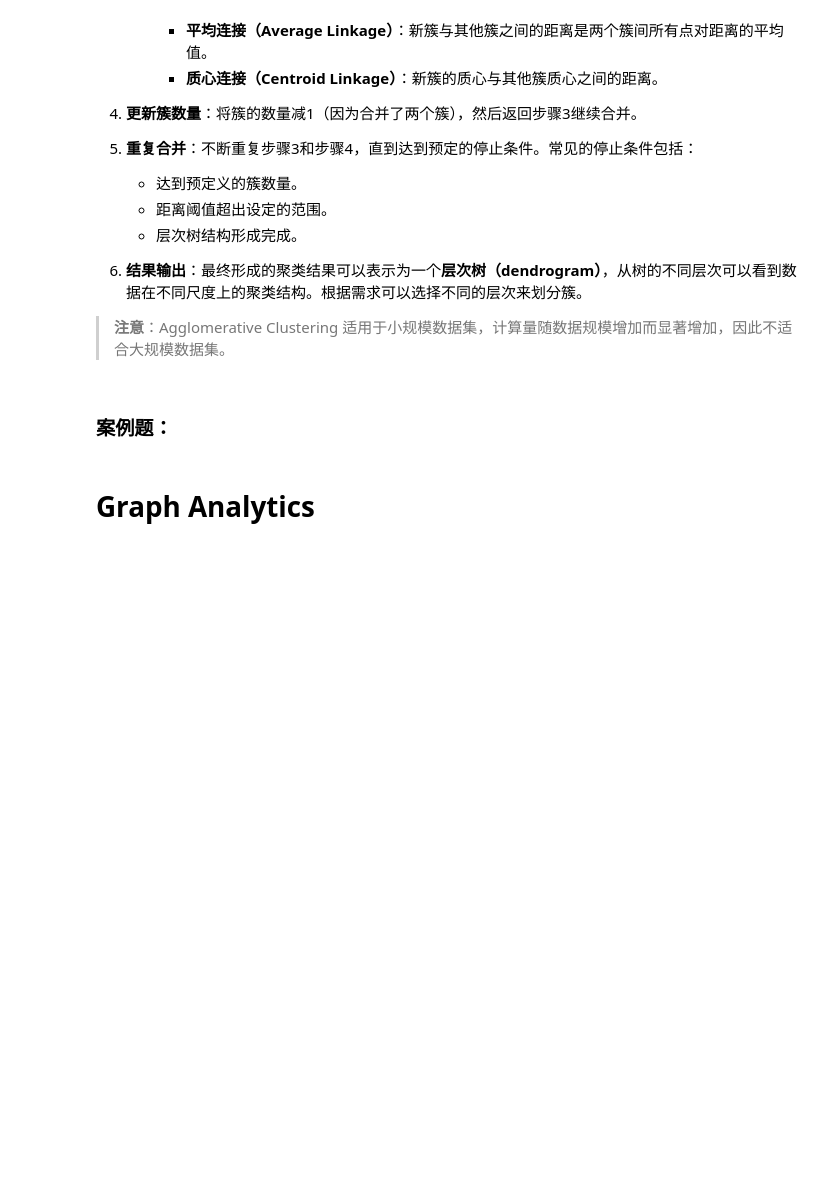
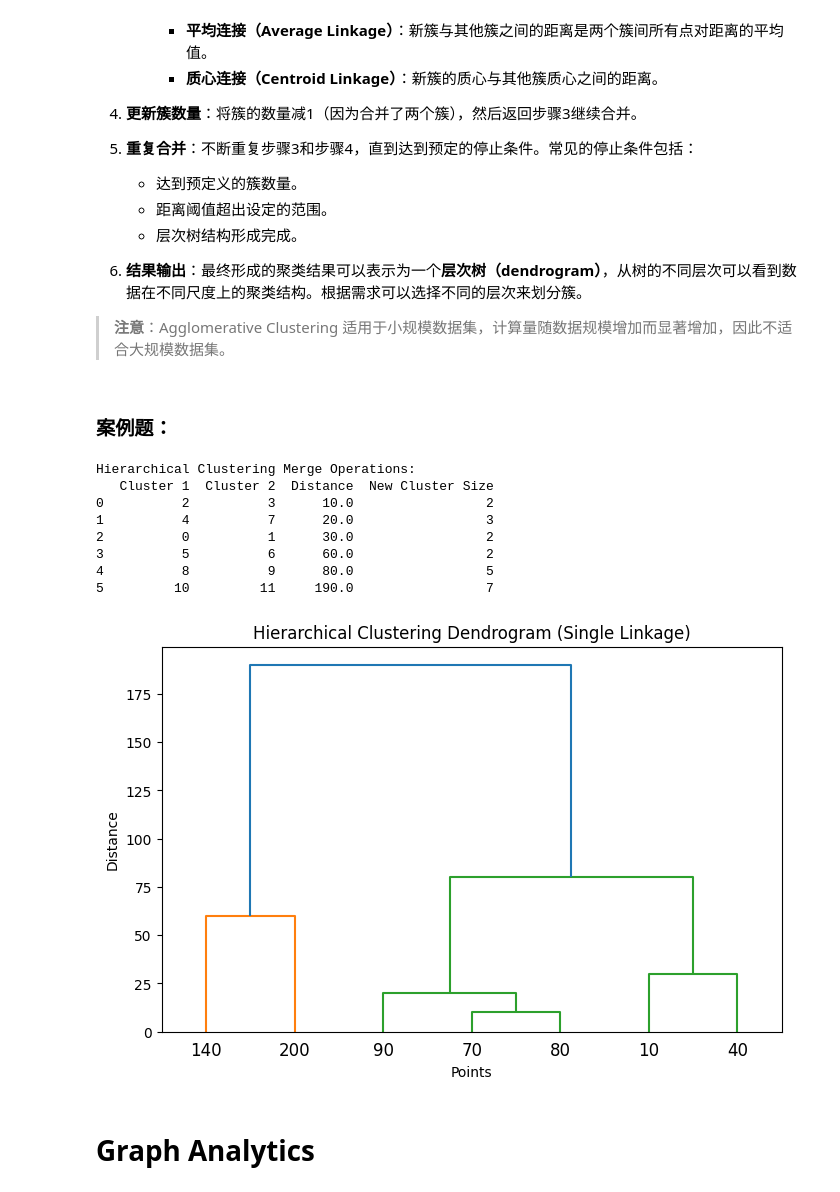
Before and after one commit to jasonz5/DSAA5002, a Jupyter notebook: tutorial.ipynb, the cells around one changed output. Cells and saved outputs as stored; diff of their text form; code cells hidden in the pictures; blank space fills up the shorter version.

```diff
--- a/tutorial.ipynb
+++ b/tutorial.ipynb
@@ -487,33 +536,43 @@ Agglomerative Clustering 是一种层次聚类算法，从每个数据点作为
 # %%
 import numpy as np
 import matplotlib.pyplot as plt
 import scipy.cluster.hierarchy as sch
 import pandas as pd
 
 # Given points
-points = np.array([100, 200, 400, 800, 1100, 1600]).reshape(-1, 1)
+points = np.array([10, 40,70,80,90,140,200]).reshape(-1, 1)
 
 # Perform hierarchical clustering with single linkage (MIN)
-linkage_matrix = sch.linkage(points, method='single')
+linkage_matrix = sch.linkage(points, method='complete')
 
 # Display the merge operations and distances for each step in the linkage matrix
 linkage_matrix_df = {
     'Cluster 1': linkage_matrix[:, 0].astype(int),
     'Cluster 2': linkage_matrix[:, 1].astype(int),
     'Distance': linkage_matrix[:, 2],
     'New Cluster Size': linkage_matrix[:, 3].astype(int)
 }
 linkage_matrix_df = pd.DataFrame(linkage_matrix_df)
 print("Hierarchical Clustering Merge Operations:")
 print(linkage_matrix_df)
 
 # Plot the dendrogram
 plt.figure(figsize=(8, 5))
 dendrogram = sch.dendrogram(linkage_matrix, labels=points.flatten(), orientation='top')
 plt.title('Hierarchical Clustering Dendrogram (Single Linkage)')
 plt.xlabel('Points')
 plt.ylabel('Distance')
 plt.show()
+# %% [output]
+Hierarchical Clustering Merge Operations:
+   Cluster 1  Cluster 2  Distance  New Cluster Size
+0          2          3      10.0                 2
+1          4          7      20.0                 3
+2          0          1      30.0                 2
+3          5          6      60.0                 2
+4          8          9      80.0                 5
+5         10         11     190.0                 7
+[figure, added]
 # %% [markdown]
 # Graph Analytics
 # %% [markdown]
```
Also changed, not shown: parts of 12 cells of this notebook.
